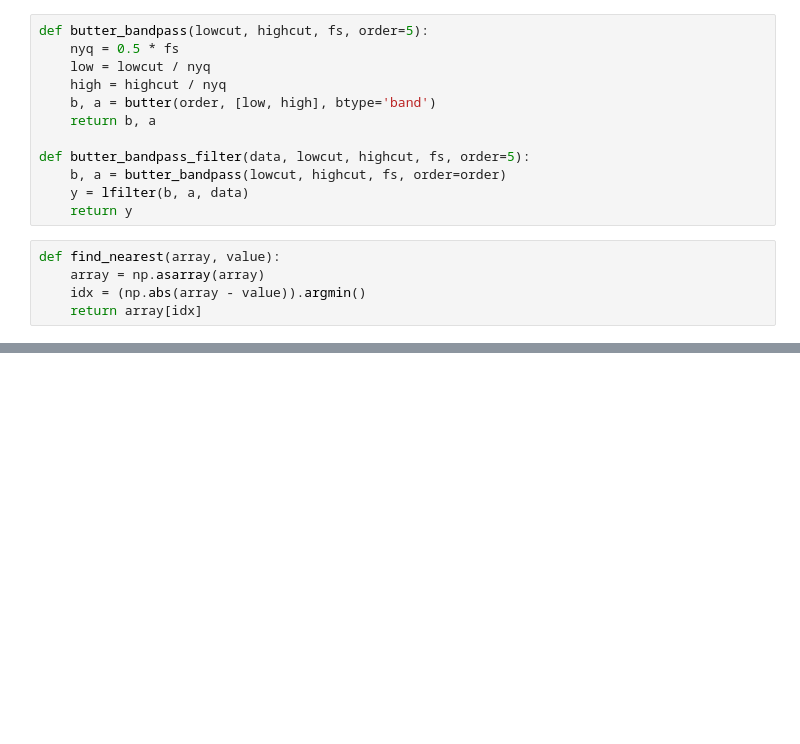
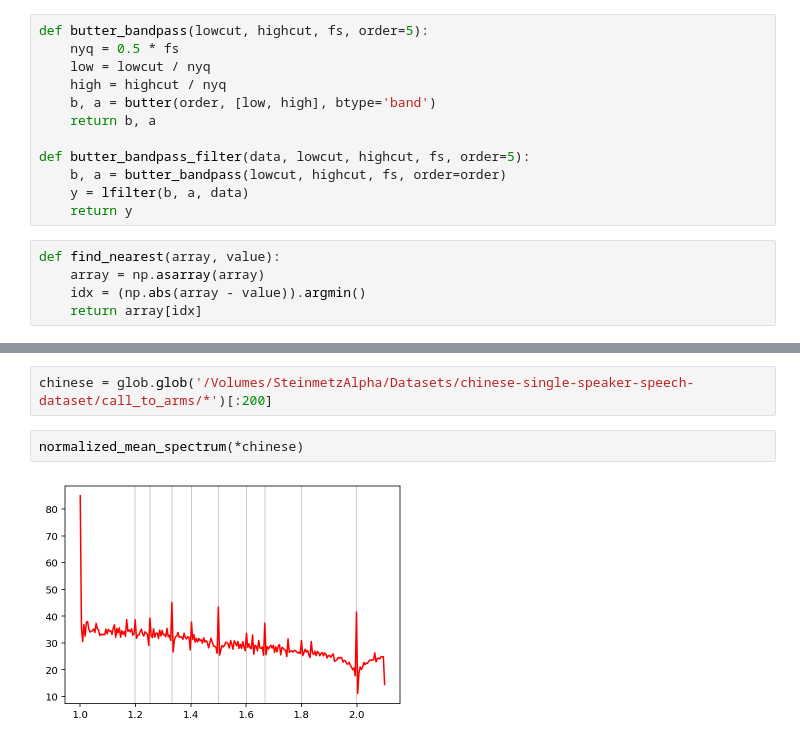
Before and after one commit to csteinmetz1/consynthance, a Jupyter notebook: voice.ipynb, the cells around one changed output, grey strips where cells are left out. Cells and saved outputs as stored; diff of their text form; blank space fills up the shorter version.

```diff
--- a/voice.ipynb
+++ b/voice.ipynb
@@ -132,0 +130,6 @@ audio/liam_speaking_english.wav
+# %%
+chinese = glob.glob('/Volumes/SteinmetzAlpha/Datasets/chinese-single-speaker-speech-dataset/call_to_arms/*')[:200]
+# %%
+normalized_mean_spectrum(*chinese)
+# %% [output]
+[figure, added]
```
Also changed, not shown: parts of 7 cells of this notebook.
